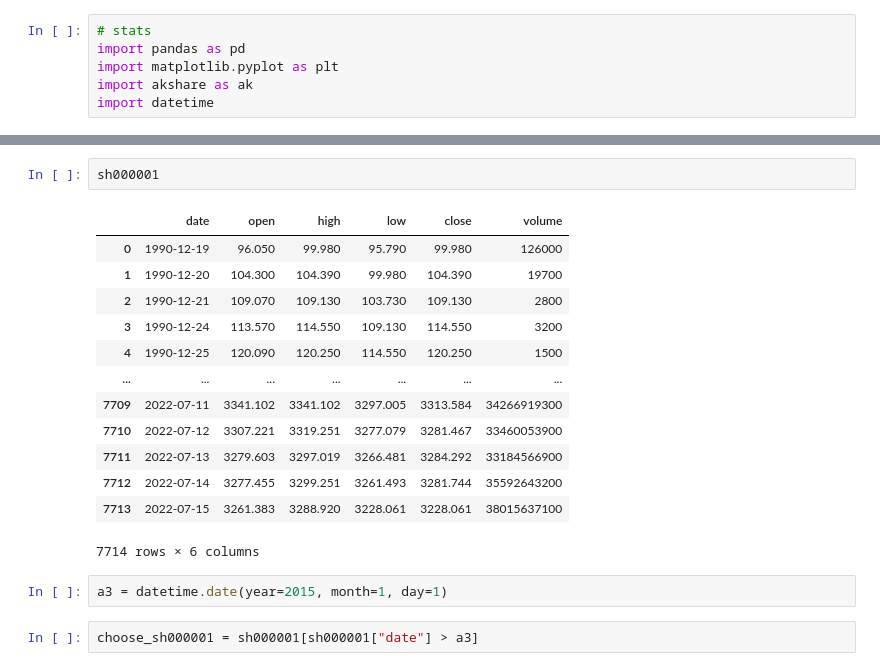
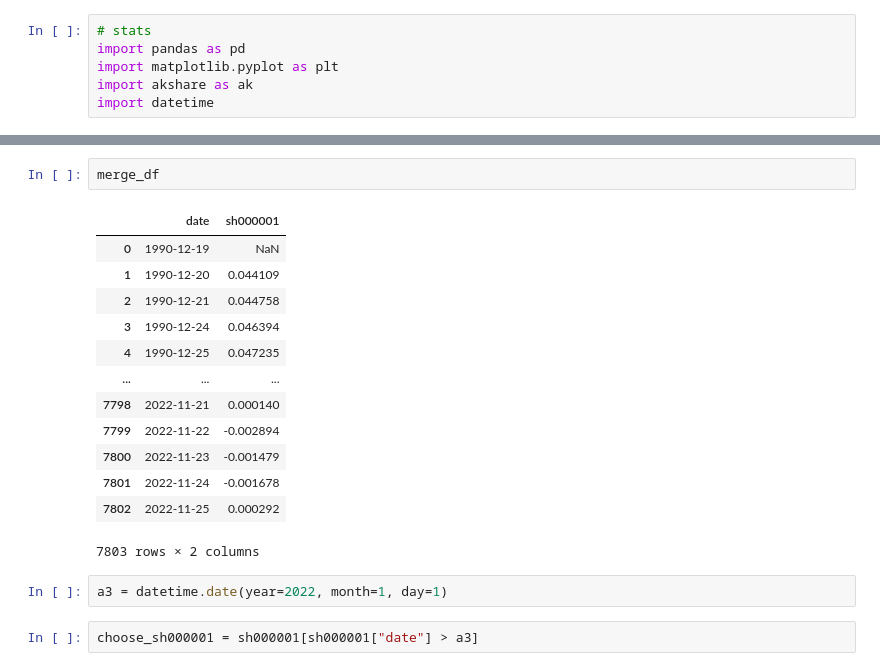
Before and after one commit to bensonlew/finance_learning, a Jupyter notebook: learn1/未命名1.ipynb, the cells around one changed output, grey strips where cells are left out. Cells and saved outputs as stored; diff of their text form.

```diff
--- a/learn1/未命名1.ipynb
+++ b/learn1/未命名1.ipynb
@@ -9,21 +30,21 @@ sh000001 = ak.stock_zh_index_daily(symbol="sh000001")
 # %%
-sh000001
+merge_df
 # %% [output]
-|  | date | open | high | low | close | volume |
-| 0 | 1990-12-19 | 96.050 | 99.980 | 95.790 | 99.980 | 126000 |
-| 1 | 1990-12-20 | 104.300 | 104.390 | 99.980 | 104.390 | 19700 |
-| 2 | 1990-12-21 | 109.070 | 109.130 | 103.730 | 109.130 | 2800 |
-| 3 | 1990-12-24 | 113.570 | 114.550 | 109.130 | 114.550 | 3200 |
-| 4 | 1990-12-25 | 120.090 | 120.250 | 114.550 | 120.250 | 1500 |
-| ... | ... | ... | ... | ... | ... | ... |
-| 7709 | 2022-07-11 | 3341.102 | 3341.102 | 3297.005 | 3313.584 | 34266919300 |
-| 7710 | 2022-07-12 | 3307.221 | 3319.251 | 3277.079 | 3281.467 | 33460053900 |
-| 7711 | 2022-07-13 | 3279.603 | 3297.019 | 3266.481 | 3284.292 | 33184566900 |
-| 7712 | 2022-07-14 | 3277.455 | 3299.251 | 3261.493 | 3281.744 | 35592643200 |
-| 7713 | 2022-07-15 | 3261.383 | 3288.920 | 3228.061 | 3228.061 | 38015637100 |
+|  | date | sh000001 |
+| 0 | 1990-12-19 | NaN |
+| 1 | 1990-12-20 | 0.044109 |
+| 2 | 1990-12-21 | 0.044758 |
+| 3 | 1990-12-24 | 0.046394 |
+| 4 | 1990-12-25 | 0.047235 |
+| ... | ... | ... |
+| 7798 | 2022-11-21 | 0.000140 |
+| 7799 | 2022-11-22 | -0.002894 |
+| 7800 | 2022-11-23 | -0.001479 |
+| 7801 | 2022-11-24 | -0.001678 |
+| 7802 | 2022-11-25 | 0.000292 |
-7714 rows × 6 columns
+7803 rows × 2 columns
 # %%
-a3 = datetime.date(year=2015, month=1, day=1)
+a3 = datetime.date(year=2022, month=1, day=1)
 # %%
 choose_sh000001 = sh000001[sh000001["date"] > a3]
 # %%
```
Also changed, not shown: parts of 5 cells of this notebook, 44 other files.
